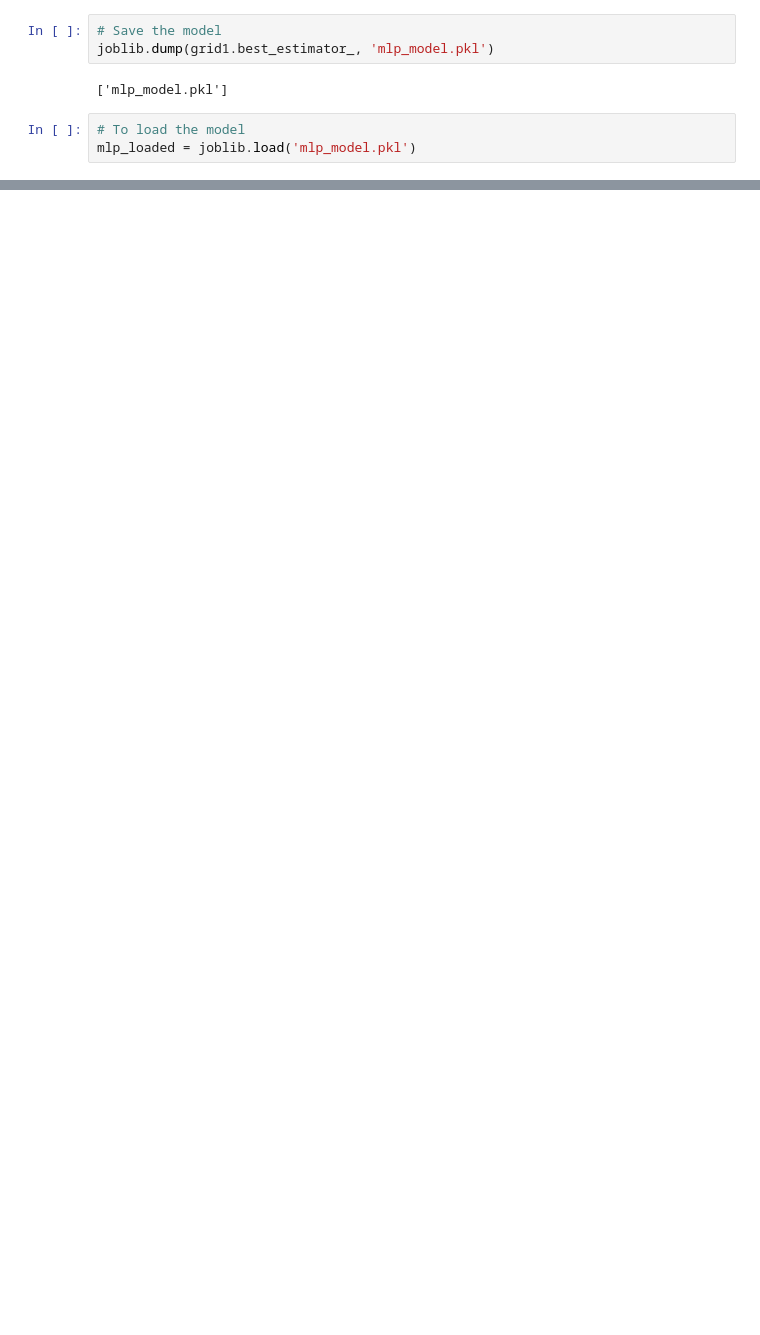
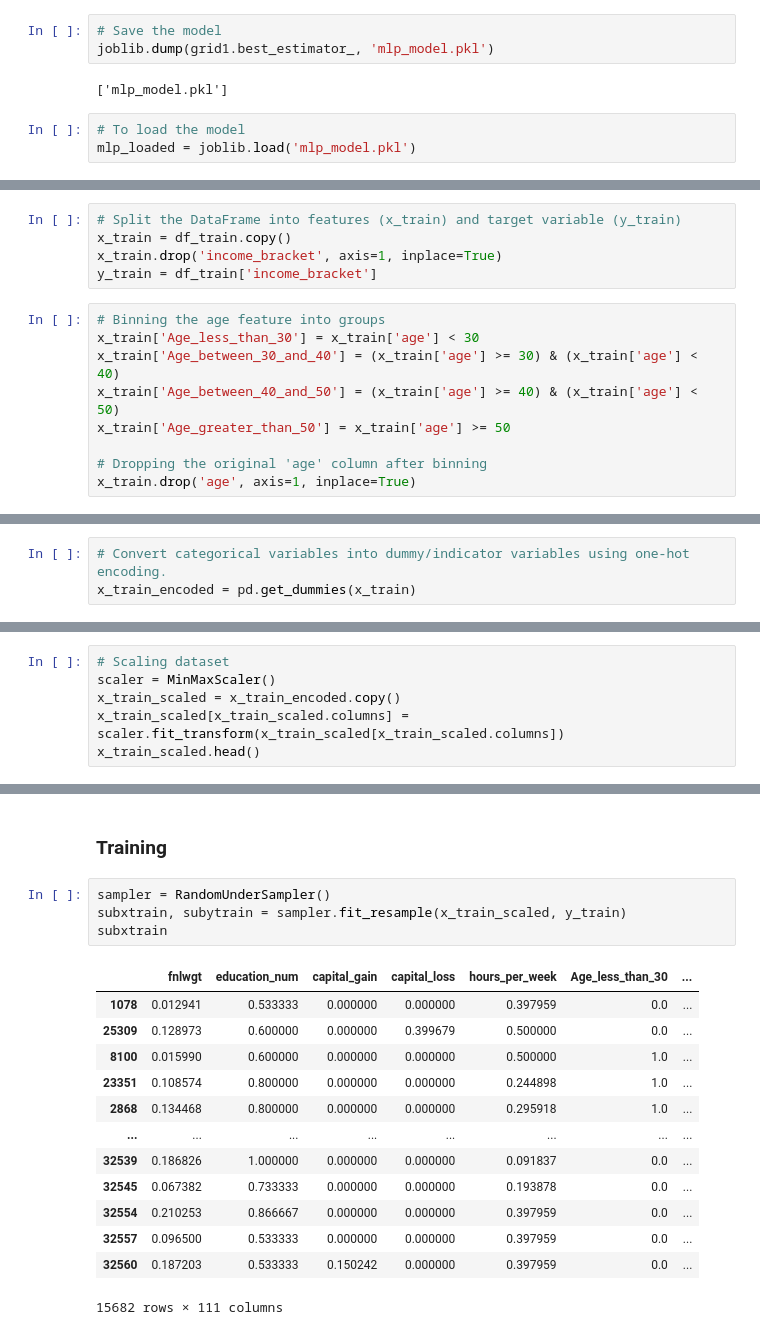
Before and after one commit to Oriiiane/SDI_DA, a Jupyter notebook: DA_notebook.ipynb, the cells around one changed output, grey strips where cells are left out. Saved outputs shown, nothing was run; the diff lists cells and outputs as text; blank space fills up the shorter version.

```diff
--- a/DA_notebook.ipynb
+++ b/DA_notebook.ipynb
@@ -222,0 +313,14 @@ mlp_loaded = joblib.load('mlp_model.pkl')
+# %%
+# Split the DataFrame into features (x_train) and target variable (y_train)
+x_train = df_train.copy()
+x_train.drop('income_bracket', axis=1, inplace=True)
+y_train = df_train['income_bracket']
+# %%
+# Binning the age feature into groups
+x_train['Age_less_than_30'] = x_train['age'] < 30
+x_train['Age_between_30_and_40'] = (x_train['age'] >= 30) & (x_train['age'] < 40)
+x_train['Age_between_40_and_50'] = (x_train['age'] >= 40) & (x_train['age'] < 50)
+x_train['Age_greater_than_50'] = x_train['age'] >= 50
+
+# Dropping the original 'age' column after binning
+x_train.drop('age', axis=1, inplace=True)
@@ -222,0 +336,3 @@ mlp_loaded = joblib.load('mlp_model.pkl')
+# %%
+# Convert categorical variables into dummy/indicator variables using one-hot encoding.
+x_train_encoded = pd.get_dummies(x_train)
@@ -222,0 +357,6 @@ mlp_loaded = joblib.load('mlp_model.pkl')
+# %%
+# Scaling dataset
+scaler = MinMaxScaler()
+x_train_scaled = x_train_encoded.copy()
+x_train_scaled[x_train_scaled.columns] = scaler.fit_transform(x_train_scaled[x_train_scaled.columns])
+x_train_scaled.head()
@@ -222,0 +410,20 @@ mlp_loaded = joblib.load('mlp_model.pkl')
+# %% [markdown]
+### Training
+# %%
+sampler = RandomUnderSampler()
+subxtrain, subytrain = sampler.fit_resample(x_train_scaled, y_train)
+subxtrain
+# %% [output]
+|  | fnlwgt | education_num | capital_gain | capital_loss | hours_per_week | Age_less_than_30 | ... |
+| 1078 | 0.012941 | 0.533333 | 0.000000 | 0.000000 | 0.397959 | 0.0 | ... |
+| 25309 | 0.128973 | 0.600000 | 0.000000 | 0.399679 | 0.500000 | 0.0 | ... |
+| 8100 | 0.015990 | 0.600000 | 0.000000 | 0.000000 | 0.500000 | 1.0 | ... |
+| 23351 | 0.108574 | 0.800000 | 0.000000 | 0.000000 | 0.244898 | 1.0 | ... |
+| 2868 | 0.134468 | 0.800000 | 0.000000 | 0.000000 | 0.295918 | 1.0 | ... |
+| ... | ... | ... | ... | ... | ... | ... | ... |
+| 32539 | 0.186826 | 1.000000 | 0.000000 | 0.000000 | 0.091837 | 0.0 | ... |
+| 32545 | 0.067382 | 0.733333 | 0.000000 | 0.000000 | 0.193878 | 0.0 | ... |
+| 32554 | 0.210253 | 0.866667 | 0.000000 | 0.000000 | 0.397959 | 0.0 | ... |
+| 32557 | 0.096500 | 0.533333 | 0.000000 | 0.000000 | 0.397959 | 0.0 | ... |
+| 32560 | 0.187203 | 0.533333 | 0.150242 | 0.000000 | 0.397959 | 0.0 | ... |
+15682 rows × 111 columns
```
Also changed, not shown: parts of 46 cells of this notebook.
